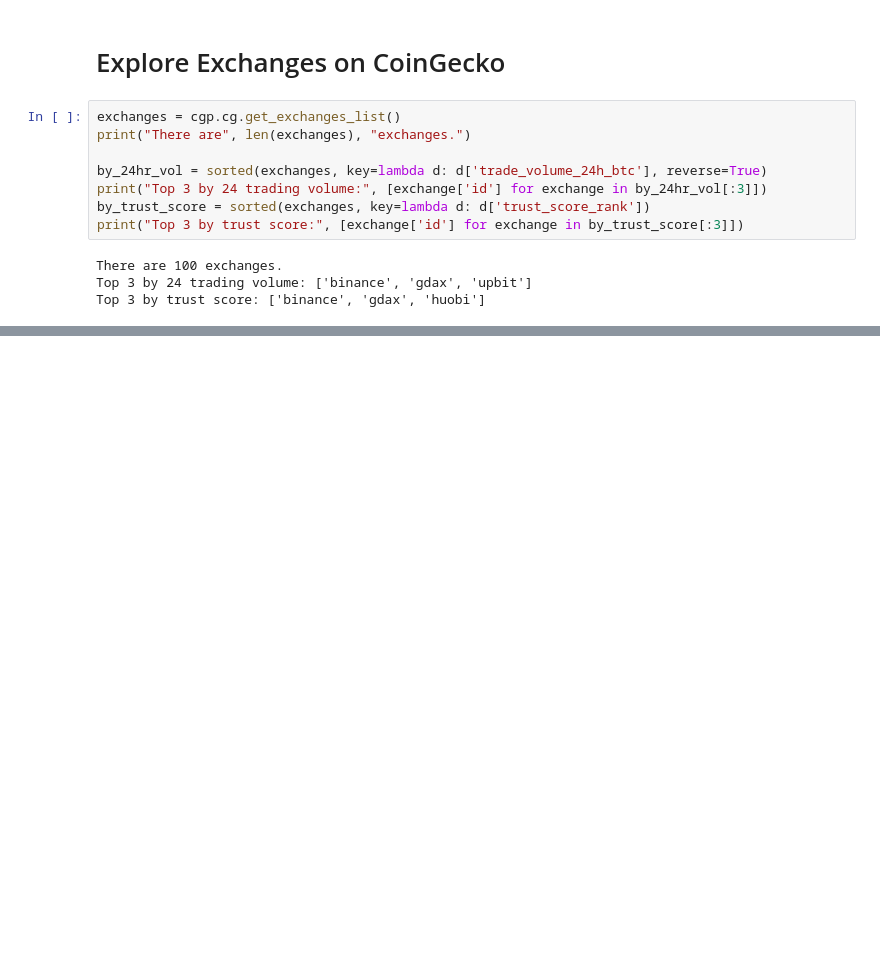
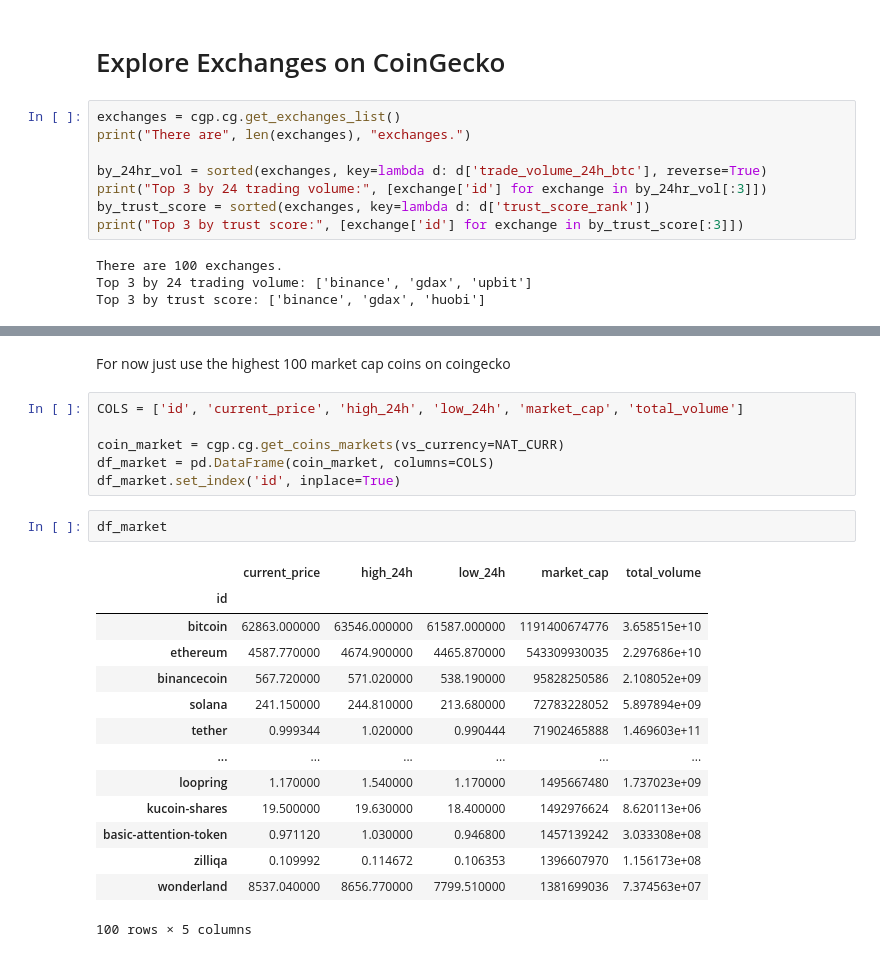
Before and after one commit to jcanedo279/cointegridy, a Jupyter notebook: src/cointegration.ipynb, the cells around one changed output, grey strips where cells are left out. Cells and saved outputs as stored; diff of their text form; blank space fills up the shorter version.

```diff
--- a/src/cointegration.ipynb
+++ b/src/cointegration.ipynb
@@ -258,0 +245,25 @@ tickers = cgp.cg.get_exchanges_tickers_by_id(binance['id'])
+# %% [markdown]
+For now just use the highest 100 market cap coins on coingecko
+# %%
+COLS = ['id', 'current_price', 'high_24h', 'low_24h', 'market_cap', 'total_volume']
+
+coin_market = cgp.cg.get_coins_markets(vs_currency=NAT_CURR)
+df_market = pd.DataFrame(coin_market, columns=COLS)
+df_market.set_index('id', inplace=True)
+# %%
+df_market
+# %% [output]
+|  | current_price | high_24h | low_24h | market_cap | total_volume |
+| id |  |  |  |  |  |
+| bitcoin | 62863.000000 | 63546.000000 | 61587.000000 | 1191400674776 | 3.658515e+10 |
+| ethereum | 4587.770000 | 4674.900000 | 4465.870000 | 543309930035 | 2.297686e+10 |
+| binancecoin | 567.720000 | 571.020000 | 538.190000 | 95828250586 | 2.108052e+09 |
+| solana | 241.150000 | 244.810000 | 213.680000 | 72783228052 | 5.897894e+09 |
+| tether | 0.999344 | 1.020000 | 0.990444 | 71902465888 | 1.469603e+11 |
+| ... | ... | ... | ... | ... | ... |
+| loopring | 1.170000 | 1.540000 | 1.170000 | 1495667480 | 1.737023e+09 |
+| kucoin-shares | 19.500000 | 19.630000 | 18.400000 | 1492976624 | 8.620113e+06 |
+| basic-attention-token | 0.971120 | 1.030000 | 0.946800 | 1457139242 | 3.033308e+08 |
+| zilliqa | 0.109992 | 0.114672 | 0.106353 | 1396607970 | 1.156173e+08 |
+| wonderland | 8537.040000 | 8656.770000 | 7799.510000 | 1381699036 | 7.374563e+07 |
+100 rows × 5 columns
```
Also changed, not shown: parts of 7 cells of this notebook.
